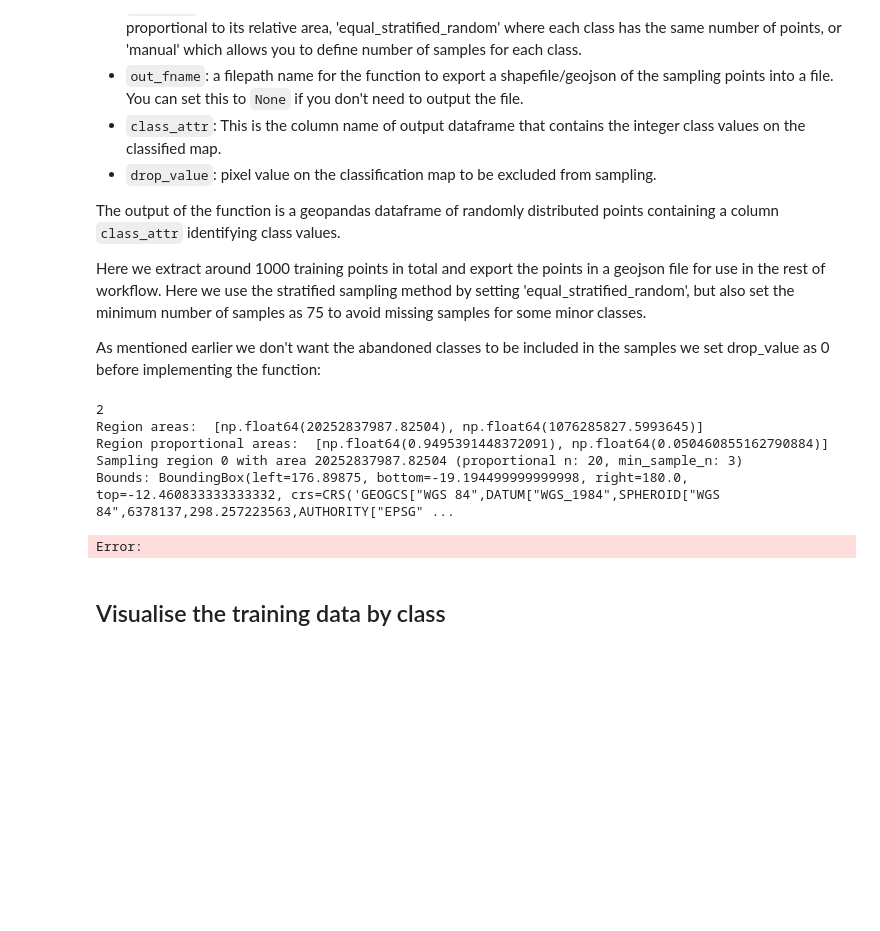
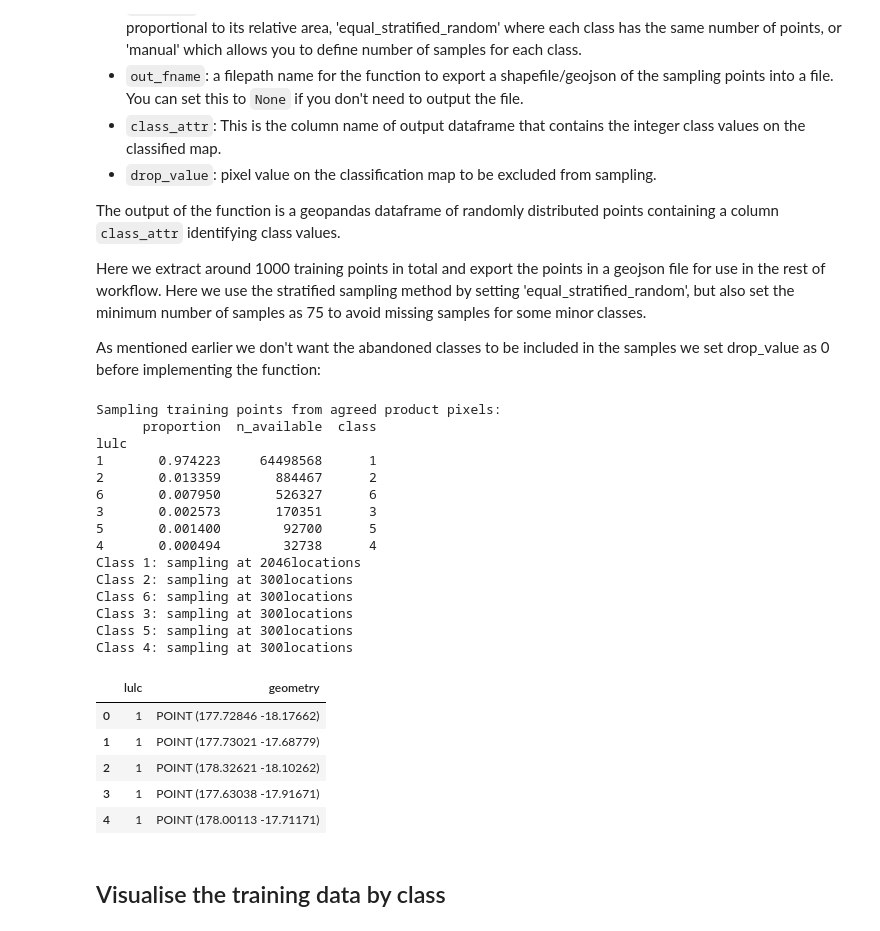
Before and after one commit to auspatious/ldn-lulc, a Jupyter notebook: notebooks/training_data/Generate_Training_Points_Train_Predict.ipynb, the cells around one changed output. Drawn from its saved outputs; the diff is of its cells as text; code cells hidden in the pictures; blank space fills up the shorter version.

Commit message:
Working training data for Fiji subset.

```diff
--- a/notebooks/training_data/Generate_Training_Points_Train_Predict.ipynb
+++ b/notebooks/training_data/Generate_Training_Points_Train_Predict.ipynb
@@ -444,12 +456,9 @@ Here we extract around 1000 training points in total and export the points in a
 
 As mentioned earlier we don't want the abandoned classes to be included in the samples we set drop_value as 0 before implementing the function:
 # %%
-n=21 # 2100
-min_sample_n=3 # 300
+n=2100
+min_sample_n=300
 drop_value=0
-
-# Products are clipped in load_and_prepare so they should be buffered land areas.
-
 
 print("Sampling training points from agreed product pixels:")
 samples = (
@@ -464,14 +473,30 @@ samples = (
     )
 )
 # %% [output]
-2
-Region areas:  [np.float64(20252837987.82504), np.float64(1076285827.5993645)]
-Region proportional areas:  [np.float64(0.9495391448372091), np.float64(0.050460855162790884)]
-Sampling region 0 with area 20252837987.82504 (proportional n: 20, min_sample_n: 3)
-Bounds: BoundingBox(left=176.89875, bottom=-19.194499999999998, right=180.0, top=-12.460833333333332, crs=CRS('GEOGCS["WGS 84",DATUM["WGS_1984",SPHEROID["WGS 84",6378137,298.257223563,AUTHORITY["EPSG" ...
+Sampling training points from agreed product pixels:
+      proportion  n_available  class
+lulc
+1       0.974223     64498568      1
+2       0.013359       884467      2
+6       0.007950       526327      6
+3       0.002573       170351      3
+5       0.001400        92700      5
+4       0.000494        32738      4
+Class 1: sampling at 2046locations
+Class 2: sampling at 300locations
+Class 6: sampling at 300locations
+Class 3: sampling at 300locations
+Class 5: sampling at 300locations
+Class 4: sampling at 300locations
-Error:
 # %%
-samples[0].head()
+samples.head()
+# %% [output]
+|  | lulc | geometry |
+| 0 | 1 | POINT (177.72846 -18.17662) |
+| 1 | 1 | POINT (177.73021 -17.68779) |
+| 2 | 1 | POINT (178.32621 -18.10262) |
+| 3 | 1 | POINT (177.63038 -17.91671) |
+| 4 | 1 | POINT (178.00113 -17.71171) |
 # %% [markdown]
 ## Visualise the training data by class
 # %%
```
Also changed, not shown: parts of 8 cells of this notebook, 2 other files.
